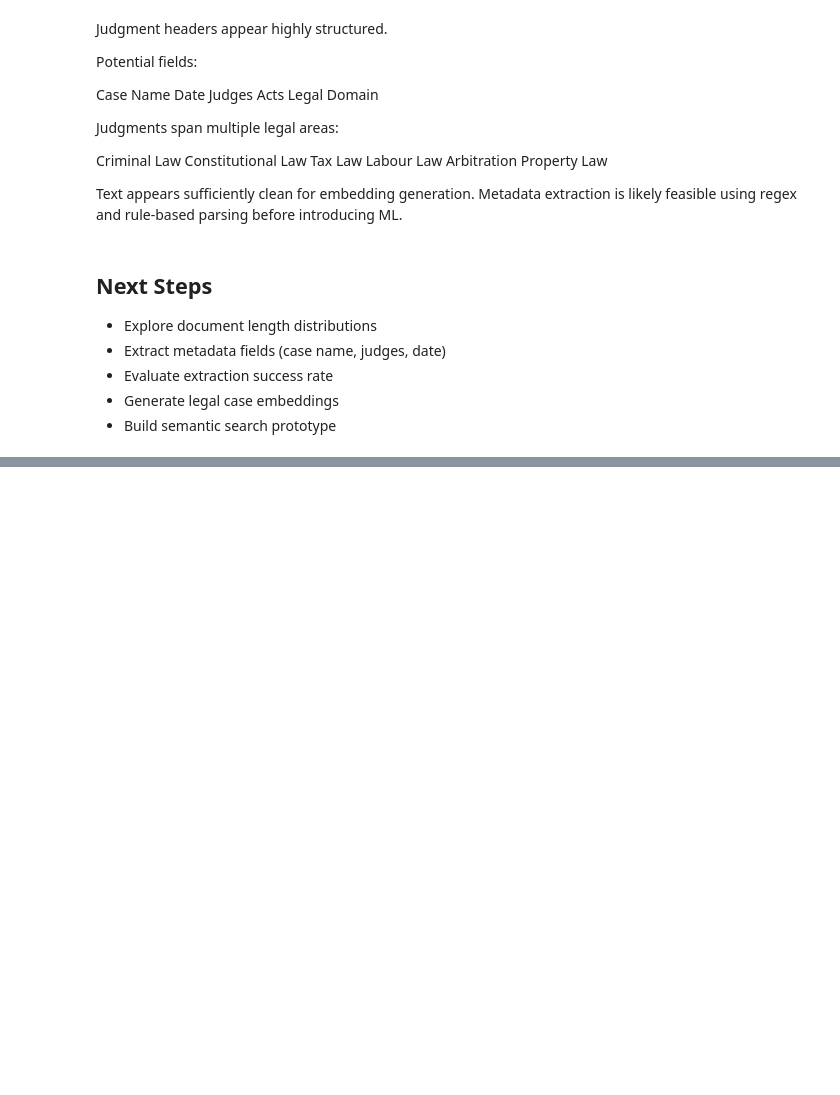
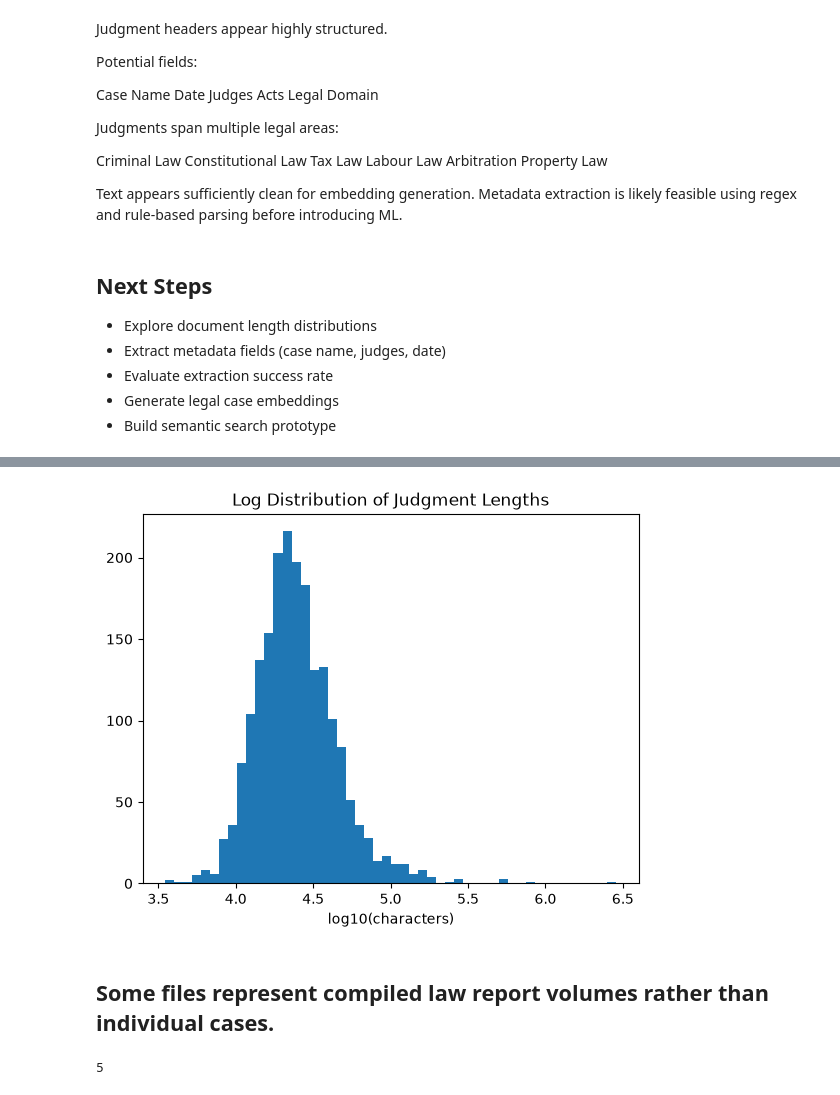
Before and after one commit to KushagraBinwani/CourtSight, a Jupyter notebook: notebooks/01_data_exploration.ipynb, the cells around one changed output, grey strips where cells are left out. Drawn from its saved outputs; the diff is of its cells as text; code cells hidden in the pictures; blank space fills up the shorter version.

```diff
--- a/notebooks/01_data_exploration.ipynb
+++ b/notebooks/01_data_exploration.ipynb
@@ -101,0 +289,21 @@ Text appears sufficiently clean for embedding generation. Metadata extraction is
+# %%
+import numpy as np
+
+plt.hist(np.log10(lengths), bins=50)
+plt.title("Log Distribution of Judgment Lengths")
+plt.xlabel("log10(characters)")
+
+plt.savefig(
+    "../figures/log_distribution_judgementlens.png",
+    bbox_inches="tight"
+)
+
+plt.show()
+# %% [output]
+[figure, added]
+# %% [markdown]
+## Some files represent compiled law report volumes rather than individual cases.
+# %%
+sum(l > 500000 for l in lengths)
+# %% [output]
+5
```
Also changed, not shown: parts of 17 cells of this notebook, 3 other files.
